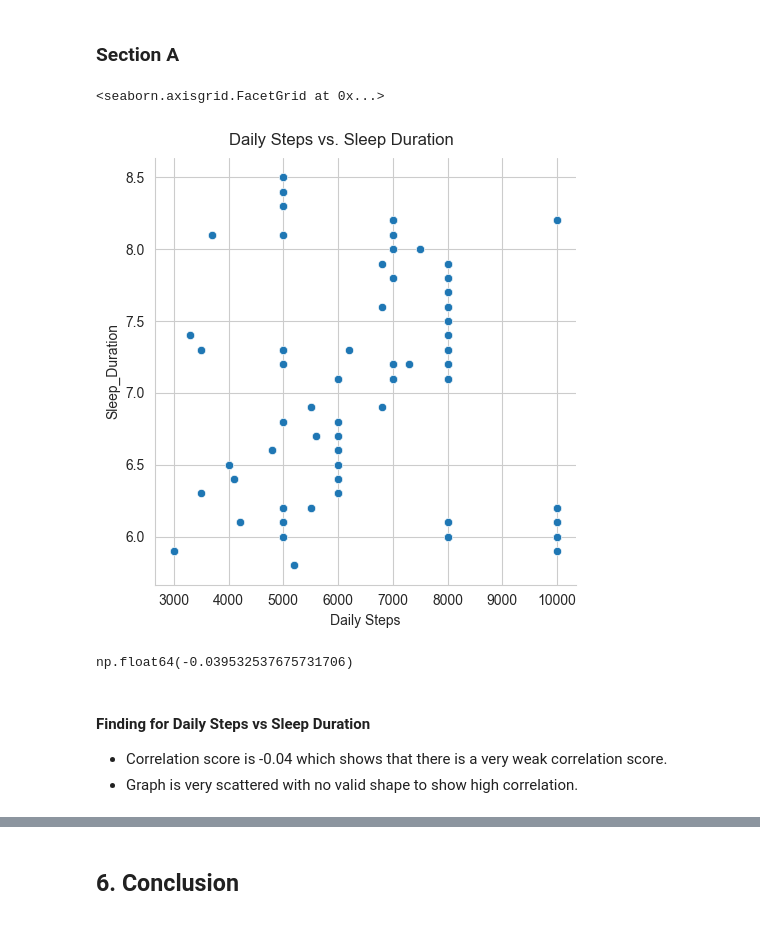
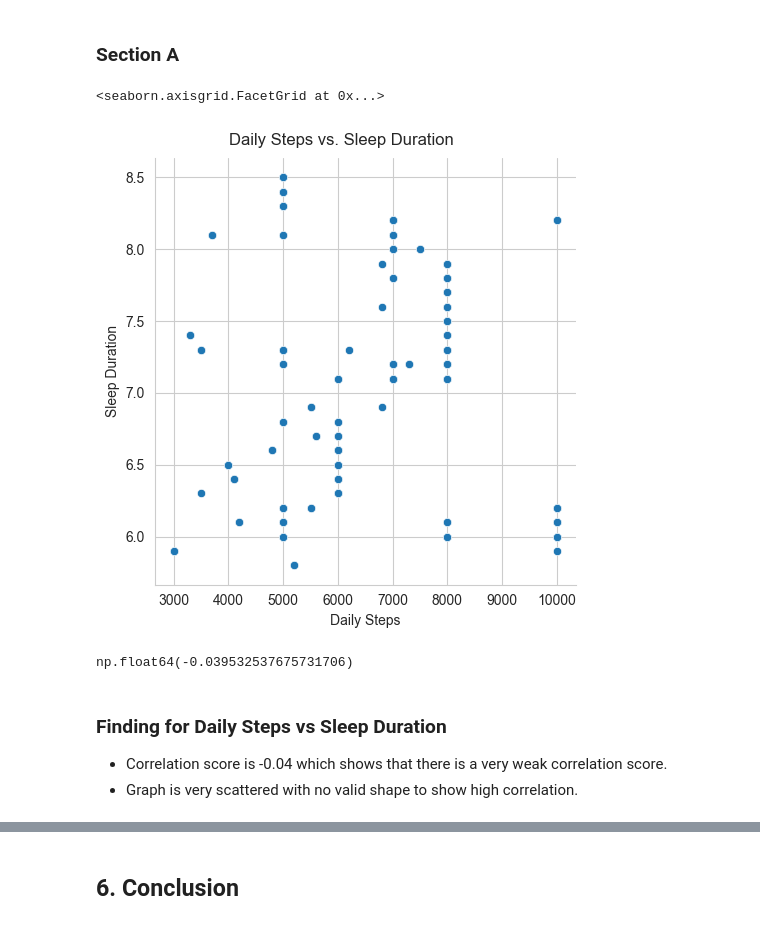
Before and after one commit to yorozc/sleep-health-lifestyle-analysis, a Jupyter notebook: notebooks/eda.ipynb, the cells around one changed output, grey strips where cells are left out. Cells and saved outputs as stored; diff of their text form; code cells hidden in the pictures.

```diff
--- a/notebooks/eda.ipynb
+++ b/notebooks/eda.ipynb
@@ -182,17 +183,17 @@ dtype('int64')
 # %%
 # Daily steps vs sleep duration
 sns.set_style('whitegrid')
 graph = sns.relplot(data=df, x='Daily_Steps', y='Sleep_Duration', kind='scatter')
 graph.figure.suptitle('Daily Steps vs. Sleep Duration', y=1.02)
-graph.set(xlabel='Daily Steps', ylabel='Sleep_Duration')
+graph.set(xlabel='Daily Steps', ylabel='Sleep Duration')
 # %% [output]
 <seaborn.axisgrid.FacetGrid at 0x...>
-[figure, old version]
+[figure, new version]
 # %%
 df['Daily_Steps'].corr(df['Sleep_Duration'])
 # %% [output]
 np.float64(-0.039532537675731706)
 # %% [markdown]
-#### Finding for Daily Steps vs Sleep Duration
+### Finding for Daily Steps vs Sleep Duration
 - Correlation score is -0.04 which shows that there is a very weak correlation score.
 - Graph is very scattered with no valid shape to show high correlation.
```
Also changed, not shown: parts of 12 cells of this notebook.
